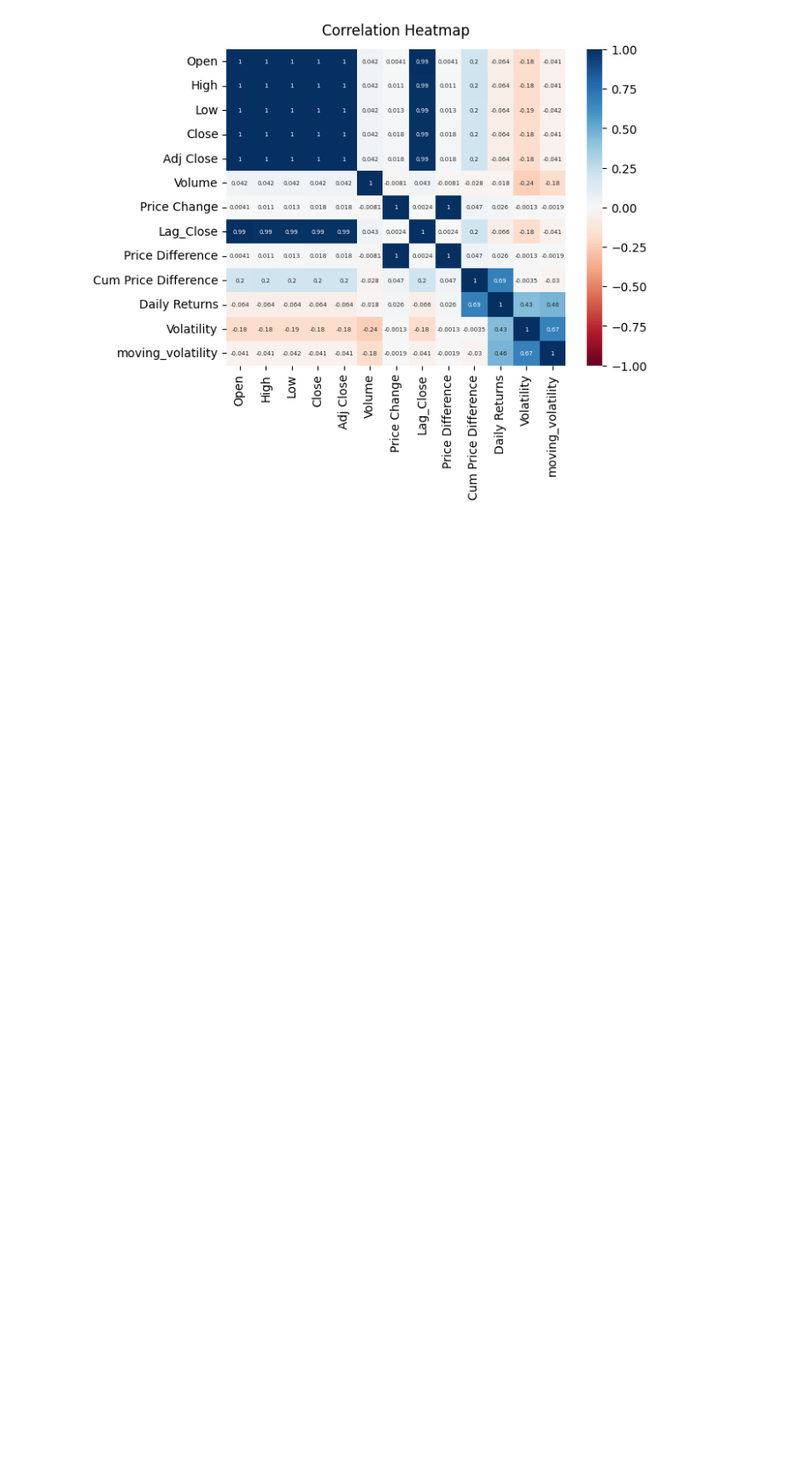
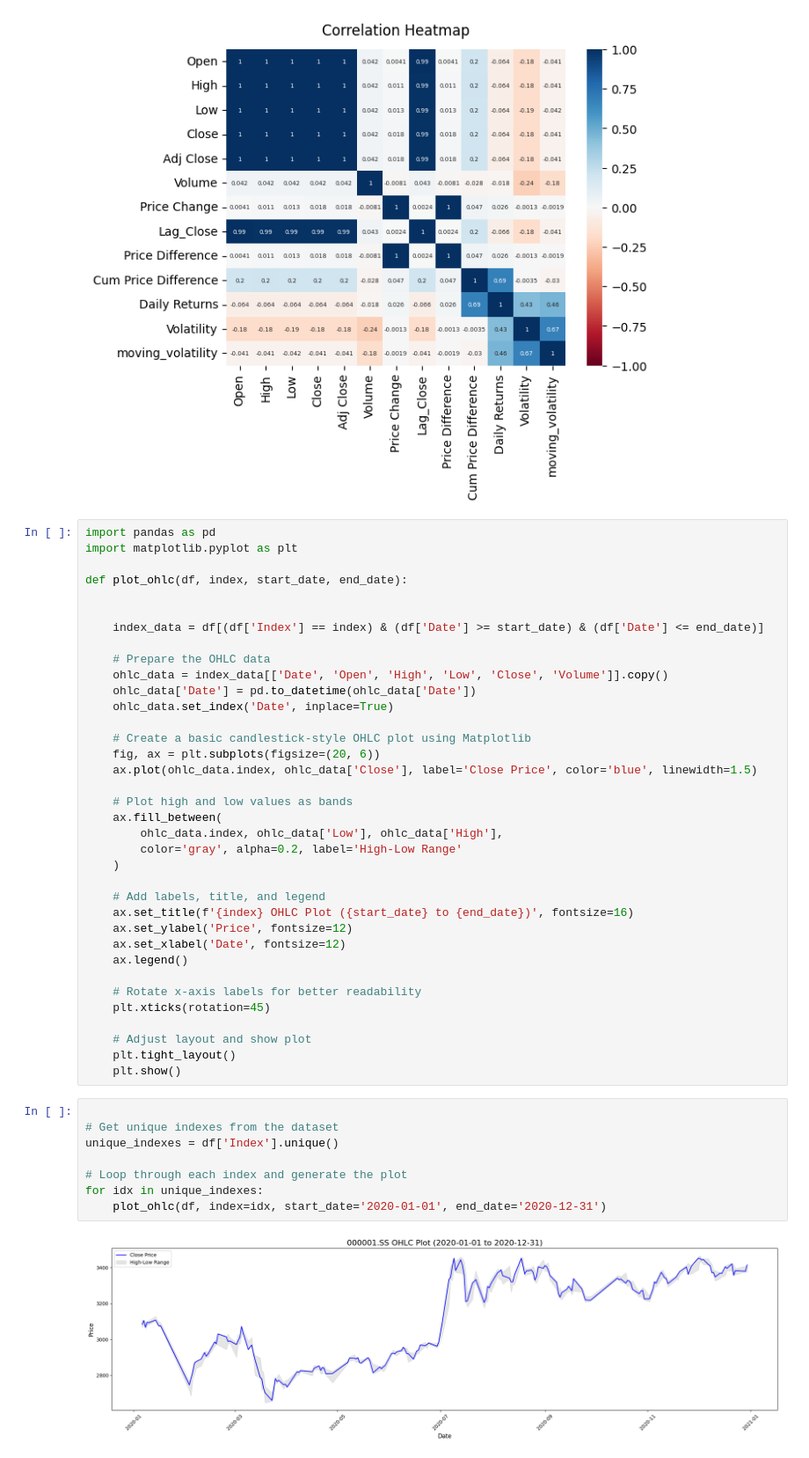
Before and after one commit to sahankrt20/AI_BOOTCAMP_PROJECT, a Jupyter notebook: stock-market-pred.ipynb, the cells around one changed output. Shown at 88% size. Saved outputs shown, nothing was run; the diff lists cells and outputs as text; blank space fills up the shorter version.

```diff
--- a/stock-market-pred.ipynb
+++ b/stock-market-pred.ipynb
@@ -410,3 +449,49 @@ heatmap.set_title('Correlation Heatmap', fontdict={'fontsize':12}, pad=12)
 # %% [output]
 Text(0.5, 1.0, 'Correlation Heatmap')
 [figure]
+# %%
+import pandas as pd
+import matplotlib.pyplot as plt
+
+def plot_ohlc(df, index, start_date, end_date):
+
+
+    index_data = df[(df['Index'] == index) & (df['Date'] >= start_date) & (df['Date'] <= end_date)]
+
+    # Prepare the OHLC data
+    ohlc_data = index_data[['Date', 'Open', 'High', 'Low', 'Close', 'Volume']].copy()
+    ohlc_data['Date'] = pd.to_datetime(ohlc_data['Date'])
+    ohlc_data.set_index('Date', inplace=True)
+
+    # Create a basic candlestick-style OHLC plot using Matplotlib
+    fig, ax = plt.subplots(figsize=(20, 6))
+    ax.plot(ohlc_data.index, ohlc_data['Close'], label='Close Price', color='blue', linewidth=1.5)
+
+    # Plot high and low values as bands
+    ax.fill_between(
+        ohlc_data.index, ohlc_data['Low'], ohlc_data['High'],
+        color='gray', alpha=0.2, label='High-Low Range'
+    )
+
+    # Add labels, title, and legend
+    ax.set_title(f'{index} OHLC Plot ({start_date} to {end_date})', fontsize=16)
+    ax.set_ylabel('Price', fontsize=12)
+    ax.set_xlabel('Date', fontsize=12)
+    ax.legend()
+
+    # Rotate x-axis labels for better readability
+    plt.xticks(rotation=45)
+
+    # Adjust layout and show plot
+    plt.tight_layout()
+    plt.show()
+# %%
+
+# Get unique indexes from the dataset
+unique_indexes = df['Index'].unique()
+
+# Loop through each index and generate the plot
+for idx in unique_indexes:
+    plot_ohlc(df, index=idx, start_date='2020-01-01', end_date='2020-12-31')
+# %% [output]
+[figure, added]
```
Also changed, not shown: parts of 15 cells of this notebook.
